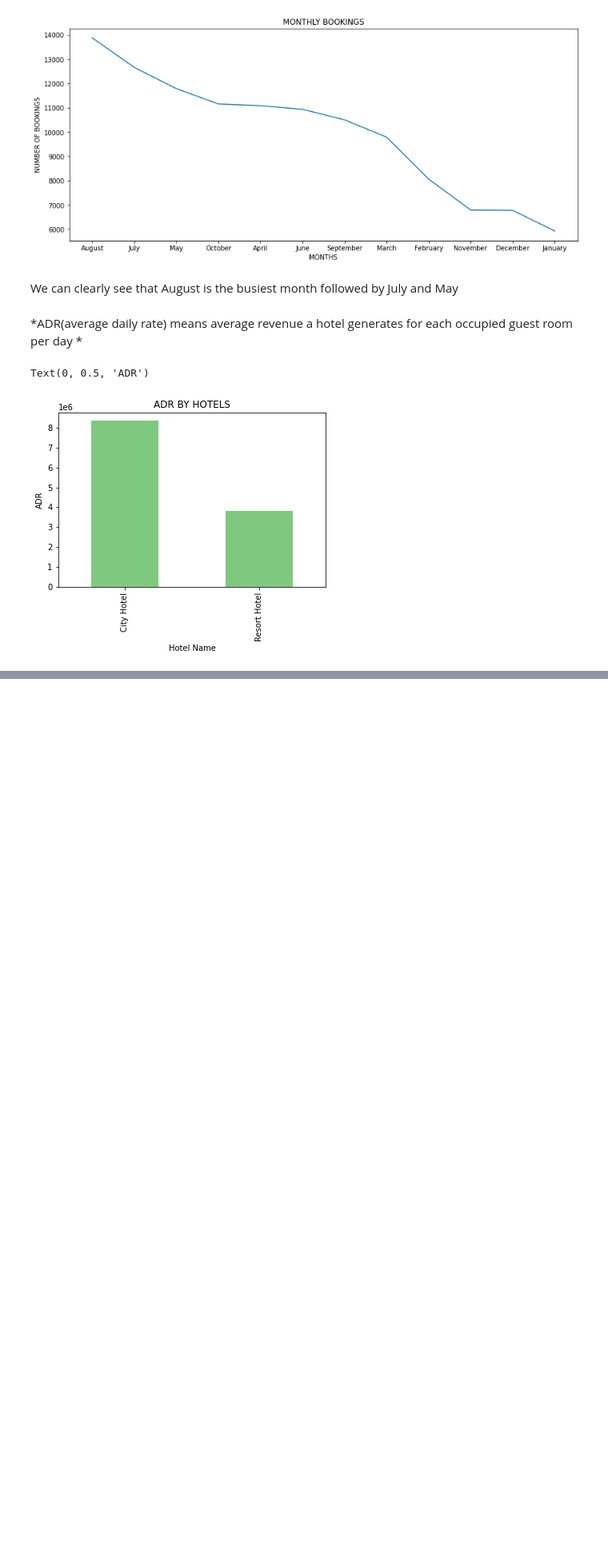
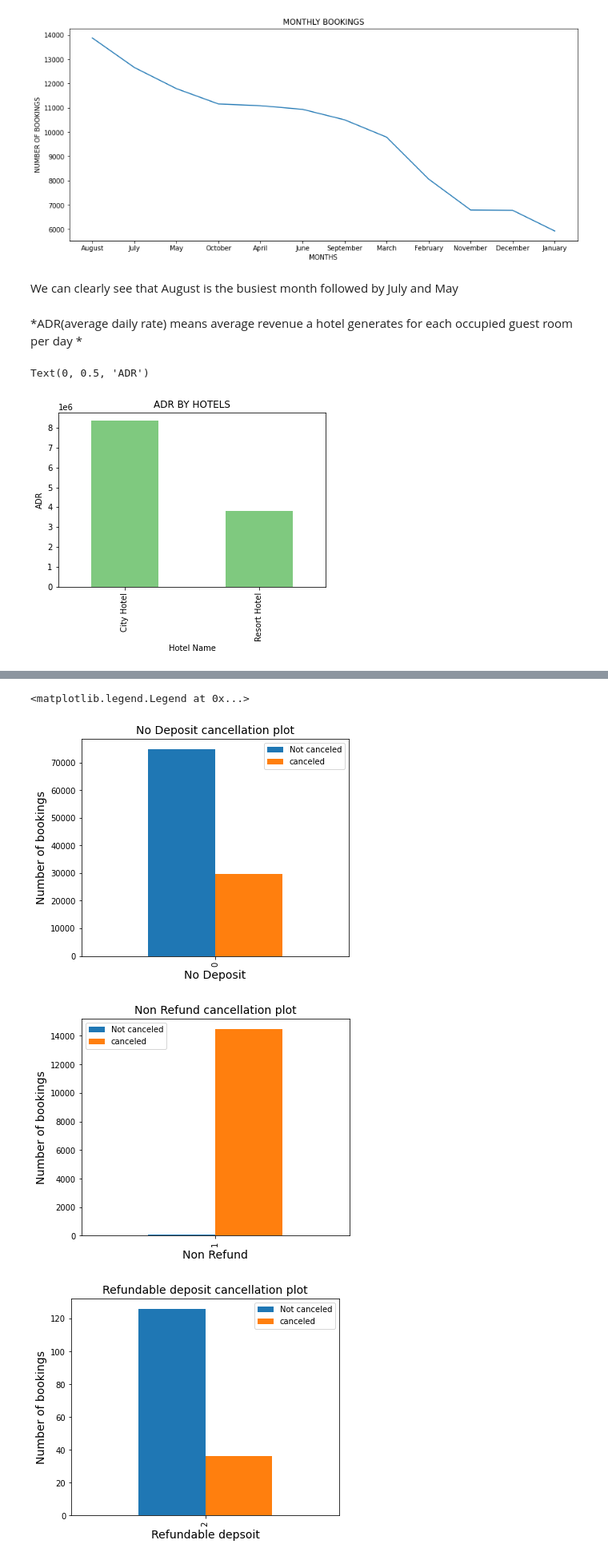
Before and after one commit to AYUSH-SHARMA25/HOTEL-BOOKING-ANALYSIS-PROJECT, a Jupyter notebook: Hotel_Booking_Analysis_.ipynb, the cells around one changed output, grey strips where cells are left out. Shown at 80% size. Saved outputs shown, nothing was run; the diff lists cells and outputs as text; code cells hidden in the pictures; blank space fills up the shorter version.

```diff
--- a/Hotel_Booking_Analysis_.ipynb
+++ b/Hotel_Booking_Analysis_.ipynb
@@ -186,0 +203,30 @@ Text(0, 0.5, 'ADR')
+# %%
+# Let's see cancellations according to deposit types
+df = HB_data.groupby(['deposit_type'])['is_canceled'].value_counts().unstack().reset_index()
+# %%
+no_deposit_df = df.loc[df['deposit_type']=='No Deposit']
+non_refund_df = df.loc[df['deposit_type']=='Non Refund']
+refundable_df = df.loc[df['deposit_type']=='Refundable']
+# %%
+no_deposit_df.plot(kind='bar')
+plt.title('No Deposit cancellation plot',fontsize=14)
+plt.xlabel('No Deposit',fontsize=14)
+plt.ylabel('Number of bookings',fontsize=14)
+plt.legend(['Not canceled','canceled'])
+
+non_refund_df.plot(kind='bar')
+plt.title('Non Refund cancellation plot',fontsize=14)
+plt.xlabel('Non Refund',fontsize=14)
+plt.ylabel('Number of bookings',fontsize=14)
+plt.legend(['Not canceled','canceled'])
+
+refundable_df.plot(kind='bar')
+plt.title('Refundable deposit cancellation plot',fontsize=14)
+plt.xlabel('Refundable depsoit',fontsize=14)
+plt.ylabel('Number of bookings',fontsize=14)
+plt.legend(['Not canceled','canceled'])
+# %% [output]
+<matplotlib.legend.Legend at 0x...>
+[figure, added]
+[figure, added]
+[figure, added]
```
Also changed, not shown: parts of 3 cells of this notebook.
